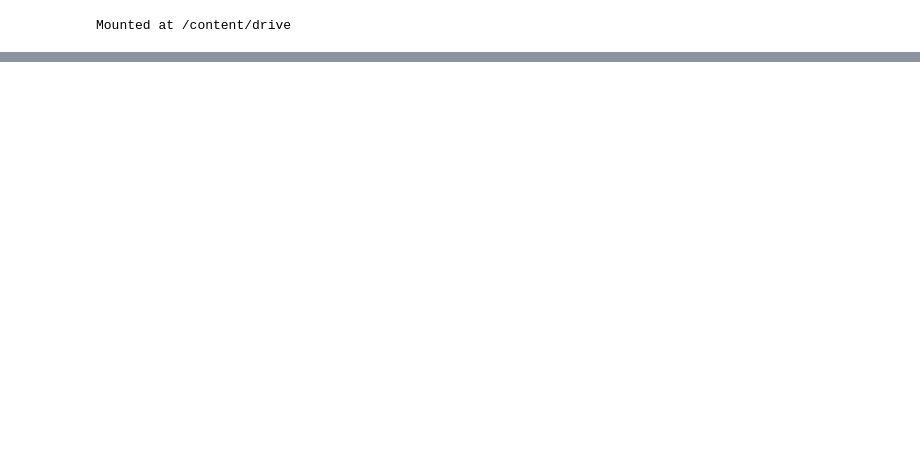
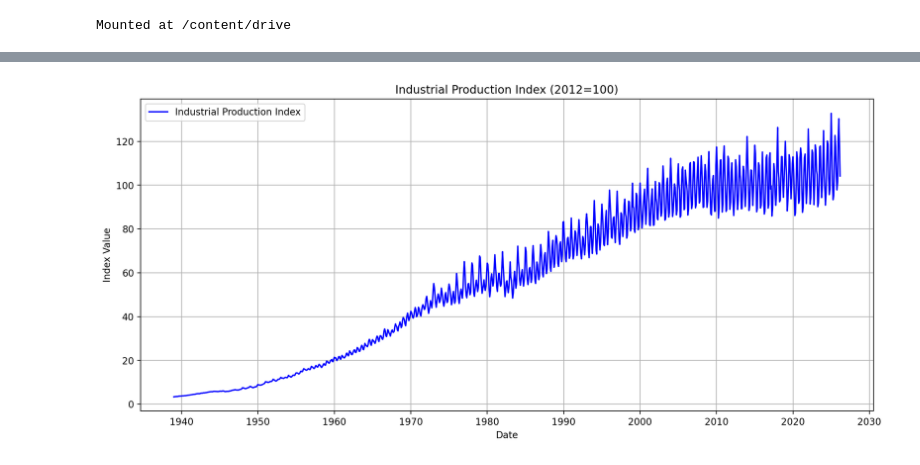
Before and after one commit to hagen-o/DABI2---Abgabe2, a Jupyter notebook: ARMA_start.ipynb, the cells around one changed output, grey strips where cells are left out. Saved outputs shown, nothing was run; the diff lists cells and outputs as text; code cells hidden in the pictures; blank space fills up the shorter version.

Commit message:
df standard plot

```diff
--- a/ARMA_start.ipynb
+++ b/ARMA_start.ipynb
@@ -20,3 +27,14 @@ df = df.set_index('observation_date')
+# %%
+plt.figure(figsize=(14, 6), dpi=200)
+plt.title('Industrial Production Index (2012=100)')
+plt.plot(df.index, df['IPG2211A2N'], label='Industrial Production Index', color='blue')
+plt.xlabel('Date')
+plt.ylabel('Index Value')
+plt.grid()
+plt.legend()
+plt.show()
+# %% [output]
+[figure, added]
 # %%
 from statsmodels.tsa.arima.model import ARIMA
 
```
Also changed, not shown: parts of 2 cells of this notebook.
